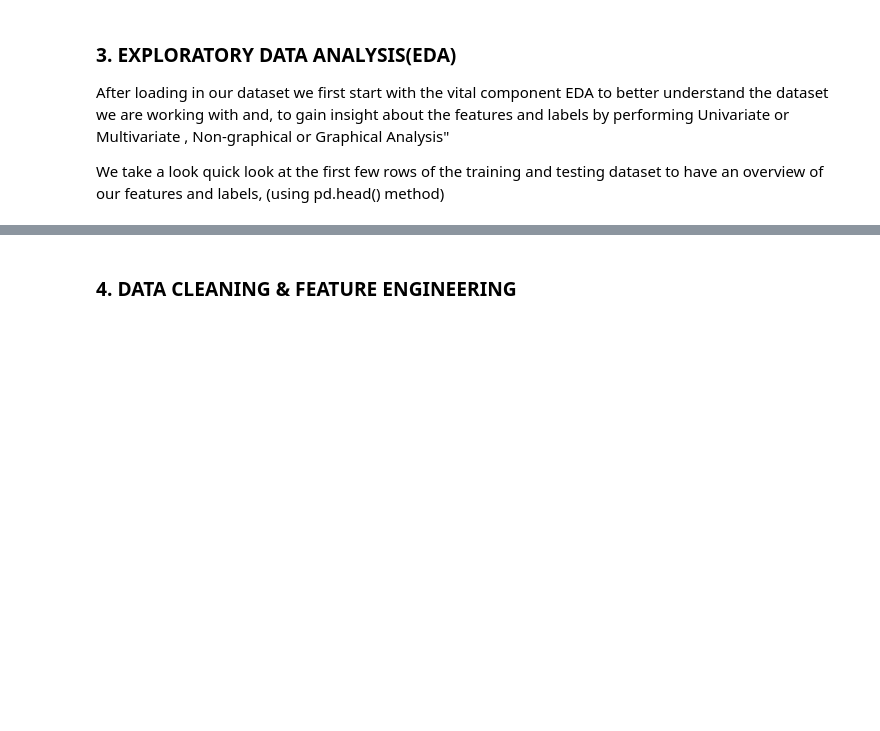
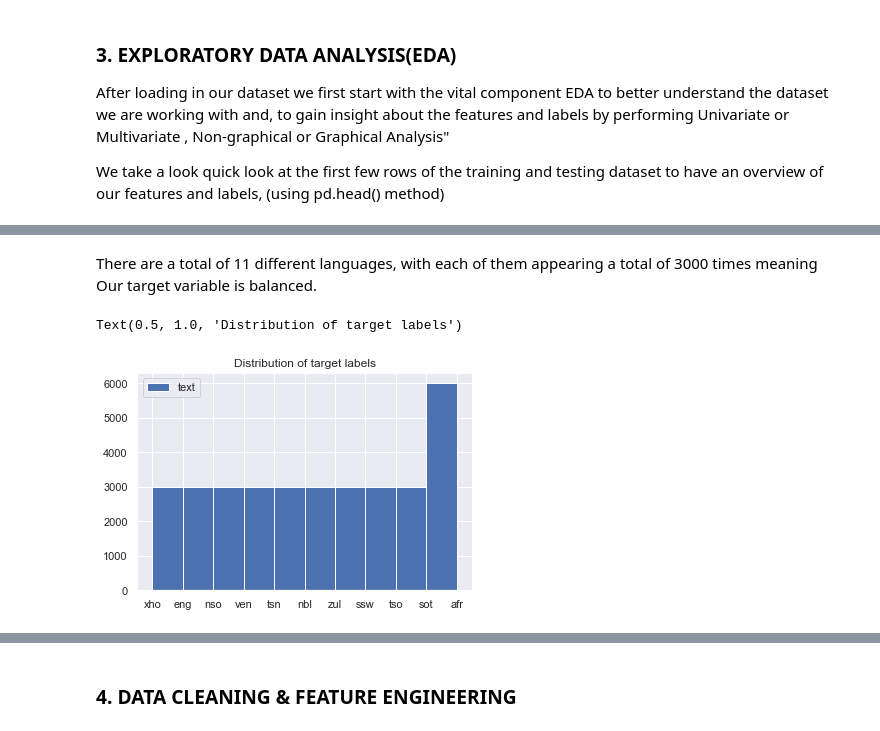
Before and after one commit to KenCBonyo/classification_sprint_Hackathon, a Jupyter notebook: SouthAfricanLanguage_classifier.ipynb, the cells around one changed output, grey strips where cells are left out. Drawn from its saved outputs; the diff is of its cells as text; code cells hidden in the pictures; blank space fills up the shorter version.

```diff
--- a/SouthAfricanLanguage_classifier.ipynb
+++ b/SouthAfricanLanguage_classifier.ipynb
@@ -114,3 +143,13 @@ We take a look quick look at the first few rows of the training and testing data
+# %% [markdown]
+There are a total of 11 different languages, with each of them appearing a total of 3000 times meaning Our target variable is balanced.
+# %%
+# Visualizing the distribution of the target
+plt.hist(df_train['lang_id'], label='text')
+plt.legend()
+plt.title('Distribution of target labels')
+# %% [output]
+Text(0.5, 1.0, 'Distribution of target labels')
+[figure, added]
 # %%
 # Visualize the frequent words
 all_words = " ".join([sentence for sentence in df_train['text']])
```
Also changed, not shown: parts of 7 cells of this notebook, 1 other file.
